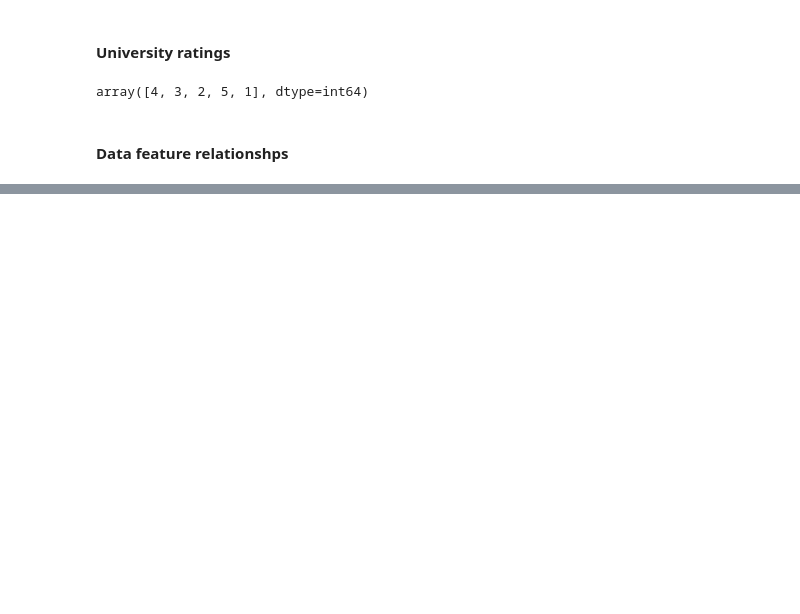
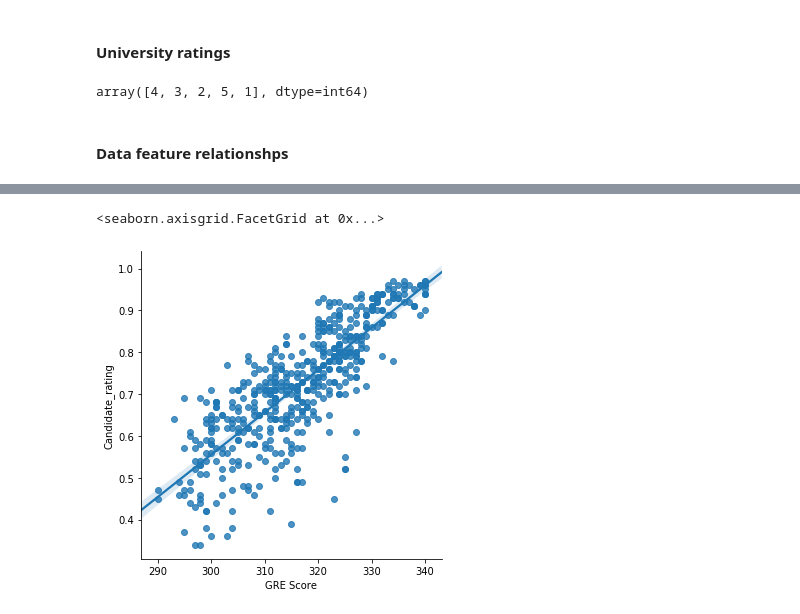
Before and after one commit to pgdada/US_grad_admissions, a Jupyter notebook: exploration.ipynb, the cells around one changed output, grey strips where cells are left out. Saved outputs shown, nothing was run; the diff lists cells and outputs as text; code cells hidden in the pictures; blank space fills up the shorter version.

```diff
--- a/exploration.ipynb
+++ b/exploration.ipynb
@@ -134,0 +174,5 @@ sns.pairplot(data)
+# %%
+sns.lmplot(x='GRE Score',y='Candidate_rating', data=data)
+# %% [output]
+<seaborn.axisgrid.FacetGrid at 0x...>
+[figure, added]
```
Also changed, not shown: parts of 30 cells of this notebook.
